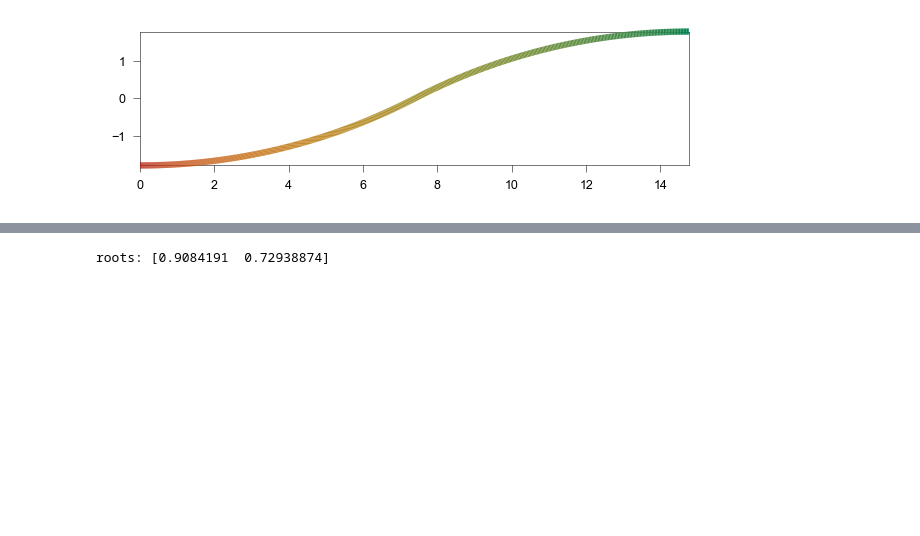
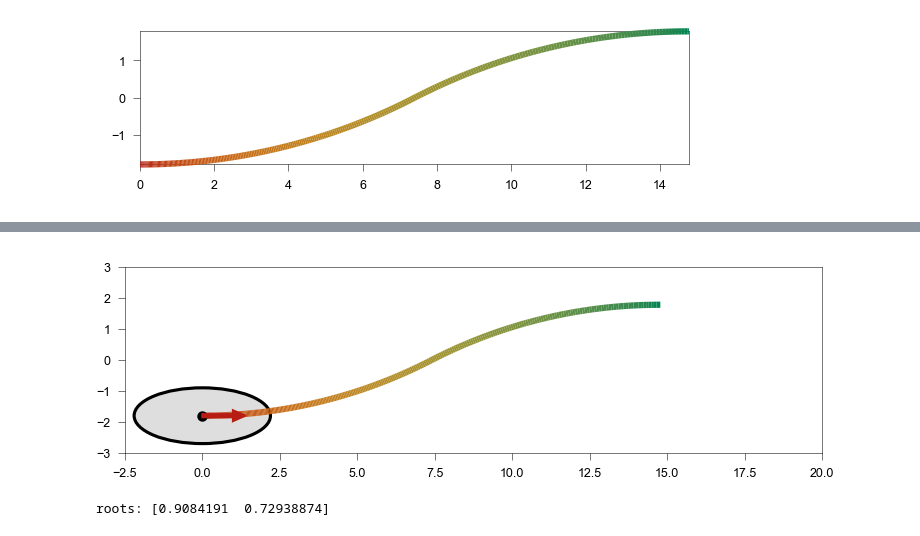
Before and after one commit to EPFL-ENAC/LUTS-pneuma-simulator, a Jupyter notebook: notebooks/discrete.ipynb, the cells around one changed output, grey strips where cells are left out. Drawn from its saved outputs; the diff is of its cells as text; code cells hidden in the pictures; blank space fills up the shorter version.

```diff
--- a/notebooks/discrete.ipynb
+++ b/notebooks/discrete.ipynb
@@ -275,6 +691,7 @@ $
 # %%
 # Kinematics
 speeds = []
+angles = []
 x_pos = []
 y_pos = []
 v_t = v_check
@@ -284,12 +701,13 @@ theta_t = 0
 times = arange(dt, Dt + dt, dt)
 for t in times:
     speeds.append(v_t)
+    angles.append(theta_t * 180 / pi)
     x_pos.append(x_t)
     y_pos.append(y_t)
     v_t += a * dt
+    x_t += v_t * cos(theta_t) * dt
     y_t += v_t * sin(theta_t) * dt
     theta_t += sign(y_check * y_t) * v_t / R * dt
-    x_t += v_t * cos(theta_t) * dt
 # %%
 %matplotlib inline
 fig, ax = plt.subplots(figsize=(12 * cm, 3 * cm), dpi=150)
@@ -307,0 +726,95 @@ print(round(Dx - x_pos[-1], 4), round(W / 2 - y_pos[-1], 4))
+# %%
+%matplotlib widget
+fig, ax = plt.subplots(figsize=(12.5 * cm, 4 * cm), dpi=150)
+ax.set_aspect("equal")
+
+# trajectory
+colored_line(x_pos, y_pos, speeds, ax=ax, zorder=100, cmap=cmap, lw=3, clip_on=False)
+
+# ellipse
+ellipse = Ellipse((x_check, y_check), 2*s, 2*w, angle=0, lw=1.5, ec="k", fc=grey)
+ax.add_patch(ellipse)
+
+# ellipse center point
+center_point, = ax.plot([], [], "ko", markersize=4, zorder=150)
+
+# velocity arrow (initialized later)
+vel_arrow = None
+
+# define normalization to match trajectory coloring
+norm = Normalize(vmin=min(speeds), vmax=max(speeds))
+cmap_obj = get_cmap(cmap)
+
+
+def update(t=0):
+    ell_x = x_pos[t]
+    ell_y = y_pos[t]
+    ell_angle = angles[t]
+    v_t = speeds[t]
+
+    # update ellipse
+    ellipse.set_center((ell_x, ell_y))
+    ellipse.angle = ell_angle
+
+    # update center point
+    center_point.set_data(ell_x, ell_y)
+
+    # remove old arrow if it exists
+    global vel_arrow
+    if vel_arrow is not None:
+        vel_arrow.remove()
+
+    # velocity vector (physical length)
+    dx = v_t * np.cos(np.deg2rad(ell_angle))
+    dy = v_t * np.sin(np.deg2rad(ell_angle))
+
+    # map speed to color
+    color = cmap_obj(norm(v_t))
+
+    vel_arrow = FancyArrow(
+        ell_x,
+        ell_y,
+        dx,
+        dy,
+        width=0.1,
+        head_width=0.35,
+        head_length=0.4,
+        fc=color,
+        ec=color,
+        zorder=200,
+        length_includes_head=True,
+    )
+    ax.add_patch(vel_arrow)
+
+    fig.canvas.draw_idle()
+
+# --- Sliders ---
+t_slider = IntSlider(value=0, min=0, max=len(angles)-1, step=1, description="t")
+
+
+# --- Observe sliders ---
+def slider_changed(change):
+    update(t_slider.value)
+t_slider.observe(slider_changed, "value")
+
+# --- Reset button ---
+reset_btn = Button(description="Reset sliders", button_style="warning")
+reset_btn_box = HBox([reset_btn], layout=Layout(justify_content="flex-end"))
+
+def reset_sliders(_):
+    t_slider.value = 0
+reset_btn.on_click(reset_sliders)
+# horizontal box with aligned center
+controls = HBox([t_slider, reset_btn])
+
+display(controls)
+
+# initial update
+update(0)
+
+ax.set_xlim(-2.5, 20)
+ax.set_ylim(-3, 3)
+fig.canvas.header_visible = False
+fig.tight_layout(pad=.0)
+plt.show()
+# %% [output]
@@ -308,3 +822,4 @@ print(round(Dx - x_pos[-1], 4), round(W / 2 - y_pos[-1], 4))
+[figure, added]
 # %%
 x_m = alpha.x
 y_m = alpha.y
```
Also changed, not shown: parts of 20 cells of this notebook.
